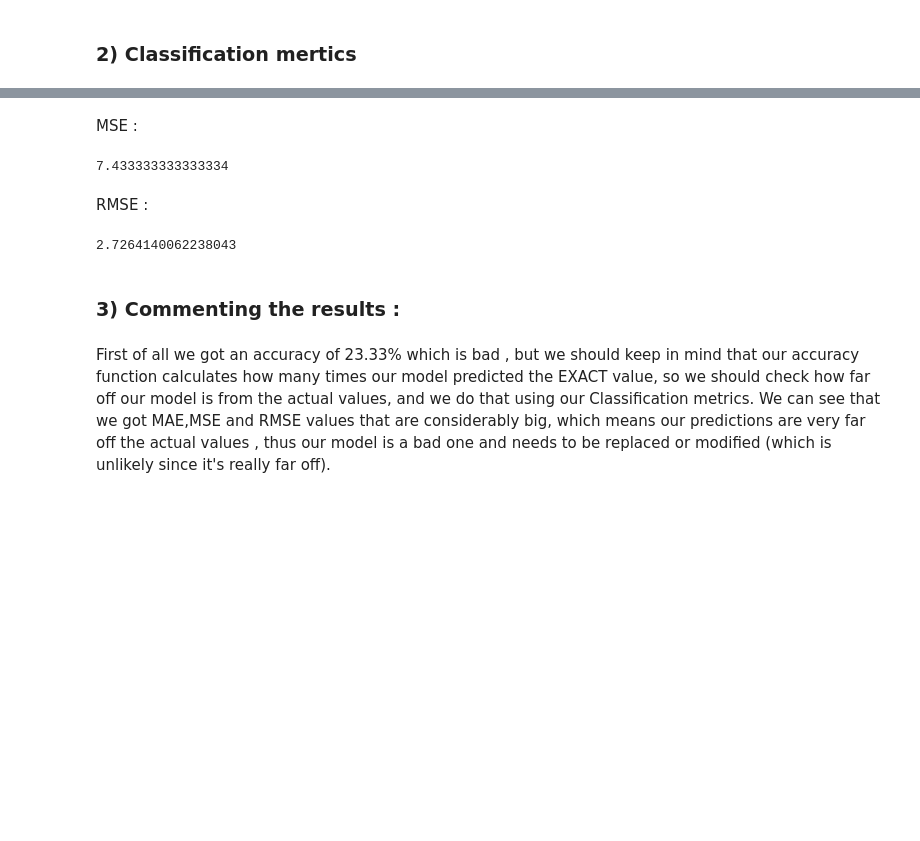
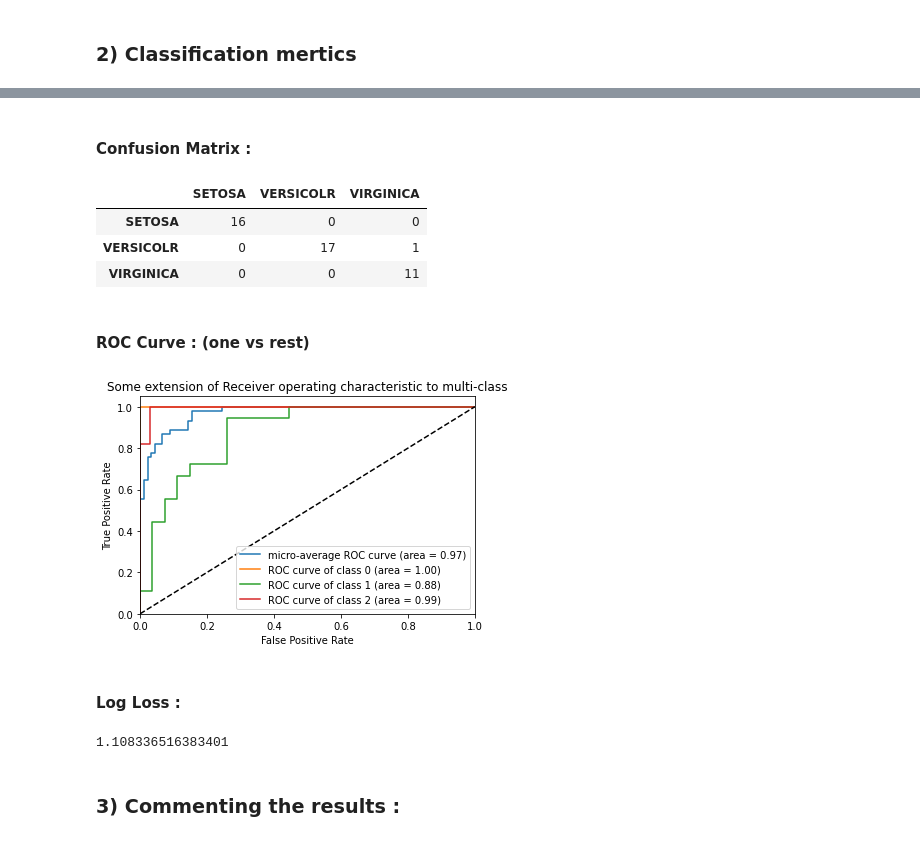
Before and after one commit to BennacerAmine/CLA, a Jupyter notebook: Unit 3/Homeworks/Evaluation Metrics HM/HM.ipynb, the cells around one changed output, grey strips where cells are left out. Saved outputs shown, nothing was run; the diff lists cells and outputs as text; code cells hidden in the pictures; blank space fills up the shorter version.

```diff
--- a/Unit 3/Homeworks/Evaluation Metrics HM/HM.ipynb
+++ b/Unit 3/Homeworks/Evaluation Metrics HM/HM.ipynb
@@ -86,12 +49,15 @@ mean_absolute_error(y_test,y_pred)
-# %% [markdown]
-MSE :
-# %%
-mean_squared_error(y_test,y_pred)
-# %% [output]
-7.433333333333334
-# %% [markdown]
-RMSE :
-# %%
-mean_squared_error(y_test,y_pred)**(1/2)
-# %% [output]
-2.7264140062238043
+# %% [markdown]
+#### Confusion Matrix :
+# %%
+cm=confusion_matrix(y_test,y_pred)
+cm_df = pd.DataFrame(cm,
+                     index = ['SETOSA','VERSICOLR','VIRGINICA'],
+                     columns = ['SETOSA','VERSICOLR','VIRGINICA'])
+cm_df
+# %% [output]
+|  | SETOSA | VERSICOLR | VIRGINICA |
+| SETOSA | 16 | 0 | 0 |
+| VERSICOLR | 0 | 17 | 1 |
+| VIRGINICA | 0 | 0 | 11 |
+# %% [markdown]
+#### ROC Curve : (one vs rest)
@@ -98,5 +68,46 @@ mean_squared_error(y_test,y_pred)**(1/2)
+# %%
+# re-divide the data
+X_train, X_test, Y_train, Y_test = train_test_split(x, Y, test_size=0.3,random_state=0)
+# %%
+classifier = OneVsRestClassifier(svm.SVC(kernel='linear', probability=True,))
+Y_pred = classifier.fit(X_train, Y_train).decision_function(X_test)
+# %%
+# Compute ROC curve and ROC area for each class
+fpr = dict()
+tpr = dict()
+roc_auc = dict()
+for i in range(n_classes):
+    fpr[i], tpr[i], _ = roc_curve(Y_test[:, i], Y_pred[:, i])
+    roc_auc[i] = auc(fpr[i], tpr[i])
+# %%
+# Compute micro-average ROC curve and ROC area
+fpr["micro"], tpr["micro"], _ = roc_curve(Y_test.ravel(), Y_pred.ravel())
+roc_auc["micro"] = auc(fpr["micro"], tpr["micro"])
+# %%
+# Plot ROC curve
+plt.figure()
+plt.plot(fpr["micro"], tpr["micro"],
+         label='micro-average ROC curve (area = {0:0.2f})'
+               ''.format(roc_auc["micro"]))
+for i in range(n_classes):
+    plt.plot(fpr[i], tpr[i], label='ROC curve of class {0} (area = {1:0.2f})'
+                                   ''.format(i, roc_auc[i]))
+
+plt.plot([0, 1], [0, 1], 'k--')
+plt.xlim([0.0, 1.0])
+plt.ylim([0.0, 1.05])
+plt.xlabel('False Positive Rate')
+plt.ylabel('True Positive Rate')
+plt.title('Some extension of Receiver operating characteristic to multi-class')
+plt.legend(loc="lower right")
+plt.show()
+# %% [output]
+[figure, added]
+# %% [markdown]
+#### Log Loss :
+# %%
+log_loss(Y_test,Y_pred)
+# %% [output]
+1.108336516383401
 # %% [markdown]
 ### 3) Commenting the results :
-# %% [markdown]
-First of all we got an accuracy of 23.33% which is bad , but we should keep in mind that our accuracy function calculates how many times our model predicted the EXACT value, so we should check how far off our model is from the actual values, and we do that using our Classification metrics.
-We can see that we got MAE,MSE and RMSE values that are considerably big, which means our predictions are very far off the actual values , thus our model is a bad one and needs to be replaced or modified (which is unlikely since it's really far off).
```
Also changed, not shown: parts of 12 cells of this notebook.
